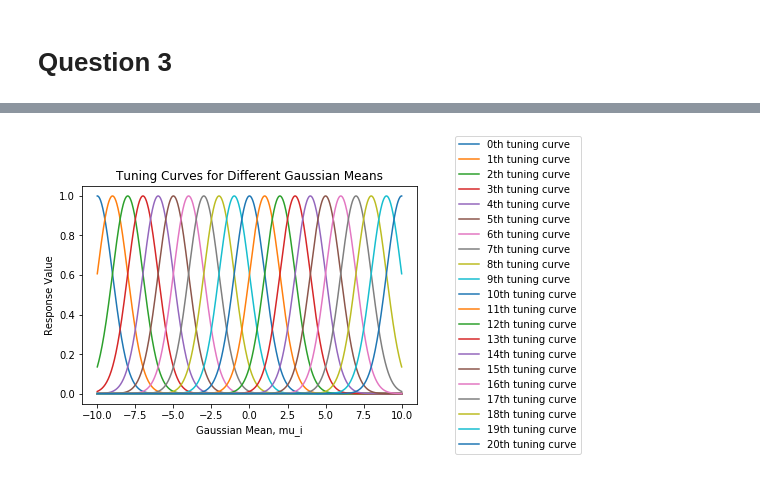
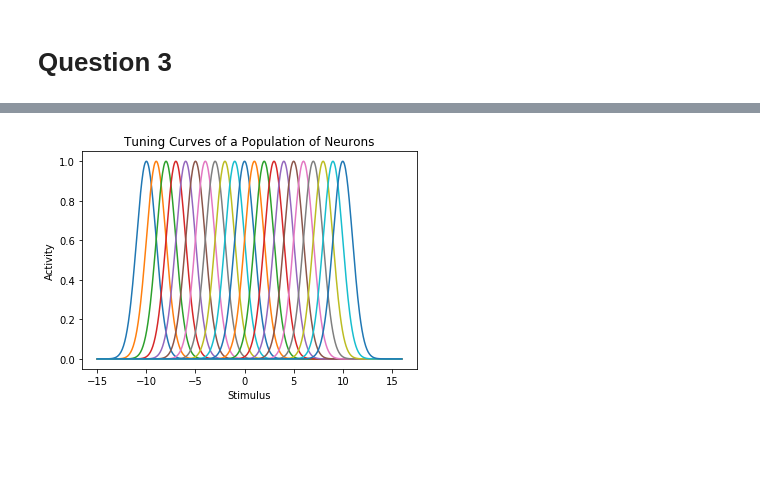
Before and after one commit to efeacer/Bilkent_EEE482_Assignments, a Jupyter notebook: Homework4_EA/Question3.ipynb, the cells around one changed output, grey strips where cells are left out. Cells and saved outputs as stored; diff of their text form; code cells hidden in the pictures; blank space fills up the shorter version.

```diff
--- a/Homework4_EA/Question3.ipynb
+++ b/Homework4_EA/Question3.ipynb
@@ -28,19 +32,22 @@ STIMULUS = -1
-# %%
-response_vals = []
-for i in range(NUM_NEURONS):
-    response_vals.append(tuning_curve(A, X_i_vals, MU_i_vals[i], SIGMA_i))
-response_vals = np.array(response_vals)
-# %%
-figure_num = 1
-legend = []
-for i in range(NUM_NEURONS):
-    plt.plot(X_i_vals, response_vals[i])
-    legend.append(str(i) + 'th tuning curve')
-plt.legend(legend, loc='center left', bbox_to_anchor=(1.1, 0.5))
-plt.title('Tuning Curves for Different Gaussian Means')
-plt.xlabel('Gaussian Mean, mu_i')
-plt.ylabel('Response Value')
-plt.show(block=False)
-figure_num += 1
-# %% [output]
-[figure, removed]
+# %%
+A = 1 # amplitude
+SIGMA = 1 # standard deviation
+NUM_NEURONS = 21
+MU_VALS = np.arange(-10, 11)
+STIMULI = np.linspace(-15, 16, 500)
+# %%
+activities = []
+for mu in MU_VALS:
+    activities.append(tuning_curve(STIMULI, A, mu, SIGMA))
+# %%
+figure_num = 0
+plt.figure(figure_num)
+figure_num += 1
+for i in range(NUM_NEURONS):
+    plt.plot(STIMULI, activities[i])
+plt.xlabel('Stimulus')
+plt.ylabel('Activity')
+plt.title('Tuning Curves of a Population of Neurons')
+plt.show(block=False)
+# %% [output]
+[figure, added]
```
Also changed, not shown: parts of 31 cells of this notebook, 1 other file.
